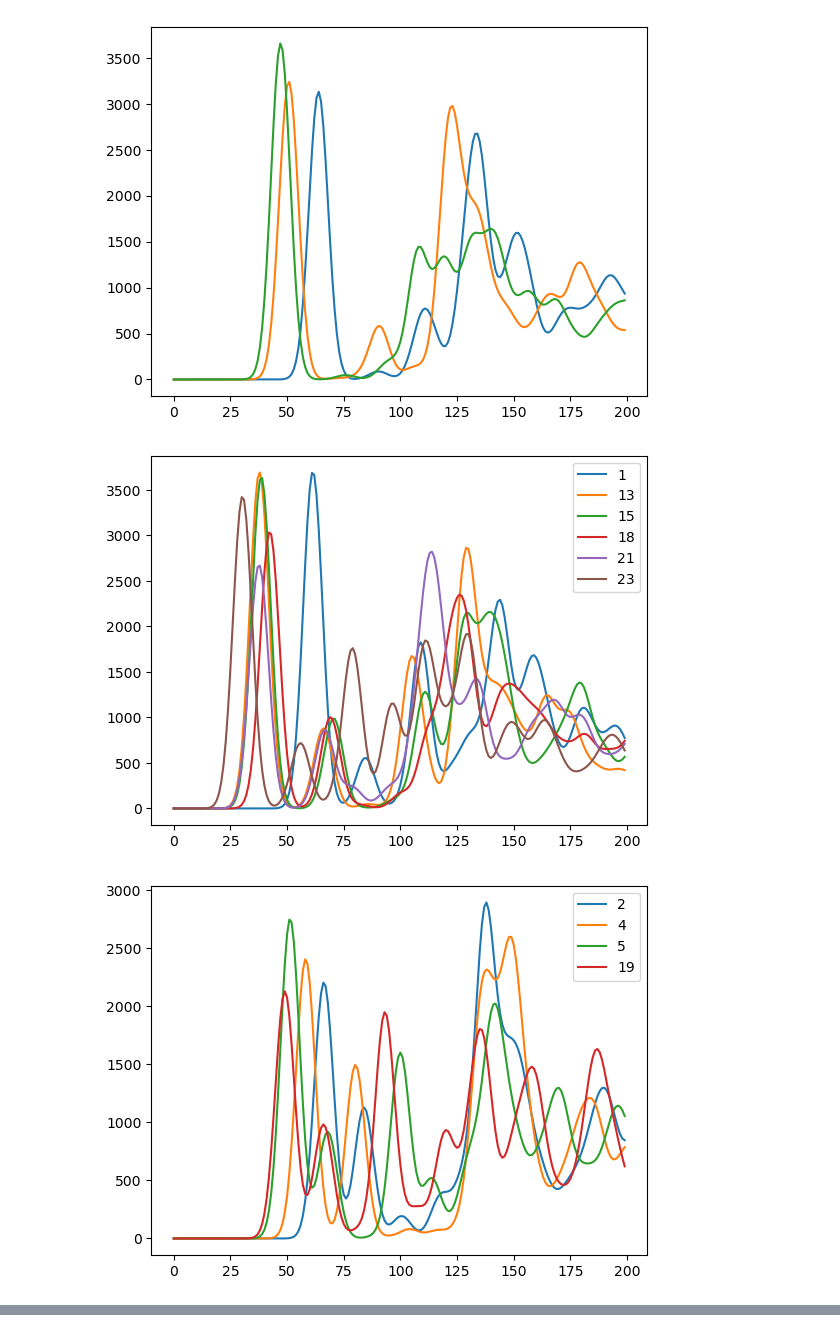
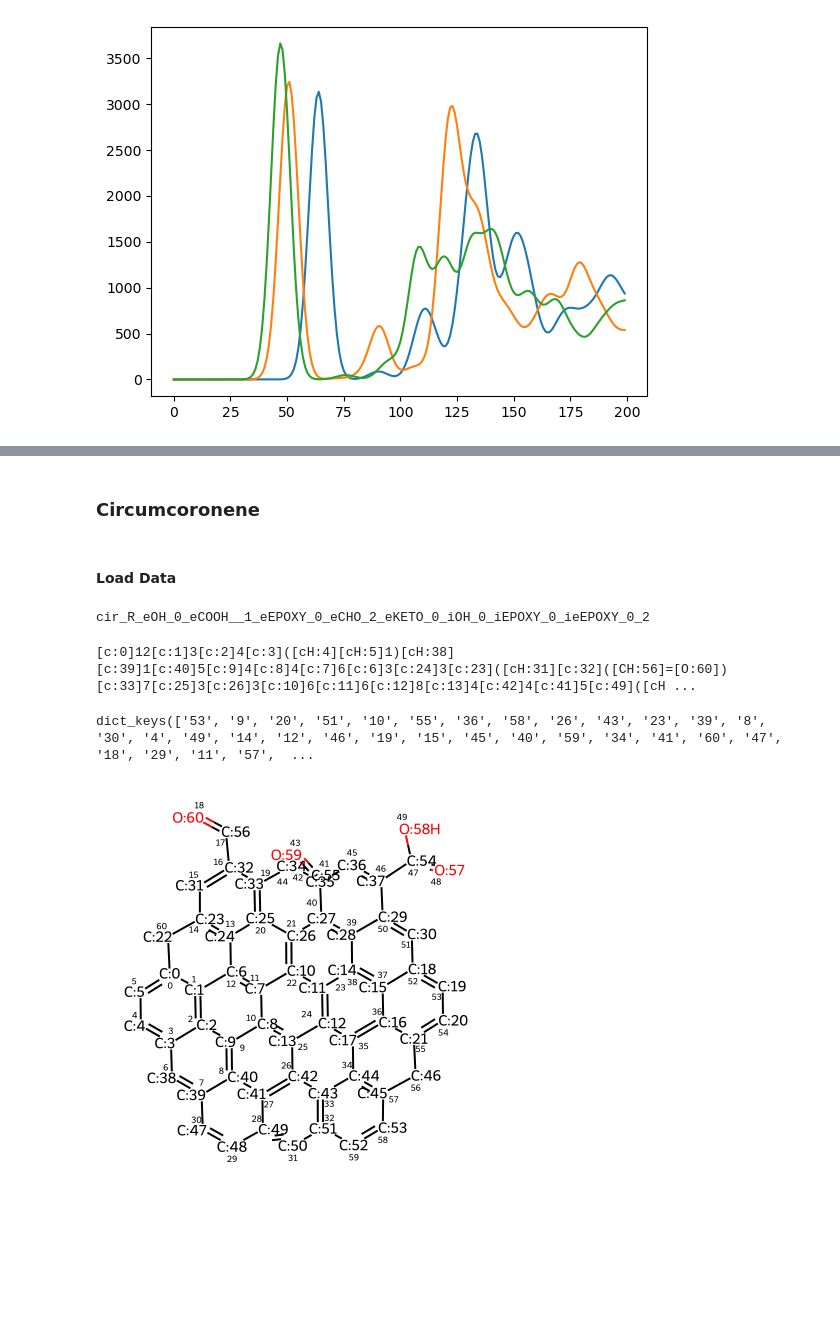
Before and after one commit to sam-j-hall/GO_molecule_GNN, a Jupyter notebook: view_data.ipynb, the cells around one changed output, grey strips where cells are left out. Saved outputs shown, nothing was run; the diff lists cells and outputs as text; code cells hidden in the pictures; blank space fills up the shorter version.

```diff
--- a/view_data.ipynb
+++ b/view_data.ipynb
@@ -449,28 +451,6 @@ plt.show
 # %% [output]
 <function matplotlib.pyplot.show(close=None, block=None)>
 [figure]
-# %%
-plt.plot(dict[1]['R_eOH_4_eCOOH__0_eEPOXY_0_eCHO_0_eKETO_1_iOH_0_iEPOXY_0_ieEPOXY_0_1']['1'], label='1')
-#plt.plot(dict[1]['R_eOH_4_eCOOH__0_eEPOXY_0_eCHO_0_eKETO_1_iOH_0_iEPOXY_0_ieEPOXY_0_1']['3'], label='3')
-plt.plot(dict[1]['R_eOH_4_eCOOH__0_eEPOXY_0_eCHO_0_eKETO_1_iOH_0_iEPOXY_0_ieEPOXY_0_1']['13'], label='13')
-plt.plot(dict[1]['R_eOH_4_eCOOH__0_eEPOXY_0_eCHO_0_eKETO_1_iOH_0_iEPOXY_0_ieEPOXY_0_1']['15'], label='15')
-plt.plot(dict[1]['R_eOH_4_eCOOH__0_eEPOXY_0_eCHO_0_eKETO_1_iOH_0_iEPOXY_0_ieEPOXY_0_1']['18'], label='18')
-plt.plot(dict[1]['R_eOH_4_eCOOH__0_eEPOXY_0_eCHO_0_eKETO_1_iOH_0_iEPOXY_0_ieEPOXY_0_1']['21'], label='21')
-#plt.plot(dict[1]['R_eOH_4_eCOOH__0_eEPOXY_0_eCHO_0_eKETO_1_iOH_0_iEPOXY_0_ieEPOXY_0_1']['22'], label='22')
-plt.plot(dict[1]['R_eOH_4_eCOOH__0_eEPOXY_0_eCHO_0_eKETO_1_iOH_0_iEPOXY_0_ieEPOXY_0_1']['23'], label='23')
-plt.legend()
-plt.show()
-# %% [output]
-[figure, removed]
-# %%
-plt.plot(dict[1]['R_eOH_4_eCOOH__0_eEPOXY_0_eCHO_0_eKETO_1_iOH_0_iEPOXY_0_ieEPOXY_0_1']['2'], label='2')
-plt.plot(dict[1]['R_eOH_4_eCOOH__0_eEPOXY_0_eCHO_0_eKETO_1_iOH_0_iEPOXY_0_ieEPOXY_0_1']['4'], label='4')
-plt.plot(dict[1]['R_eOH_4_eCOOH__0_eEPOXY_0_eCHO_0_eKETO_1_iOH_0_iEPOXY_0_ieEPOXY_0_1']['5'], label='5')
-plt.plot(dict[1]['R_eOH_4_eCOOH__0_eEPOXY_0_eCHO_0_eKETO_1_iOH_0_iEPOXY_0_ieEPOXY_0_1']['19'], label='19')
-plt.legend()
-plt.show()
-# %% [output]
-[figure, removed]
 # %%
 # Plot all CH2 groups
 x = np.linspace(280, 300, 200)
@@ -499,3 +479,7 @@ show(grid)
 # %% [output]
 [interactive output not drawn]
 [interactive output not drawn]
+# %% [markdown]
+### Circumcoronene
+# %% [markdown]
+#### Load Data
@@ -501,0 +490,29 @@ show(grid)
+# %%
+# Get the name IDs for all molecules
+ids = list(dict[0].keys())
+# First molecule name ID in list
+name = ids[26]
+print(name)
+# %% [output]
+cir_R_eOH_0_eCOOH__1_eEPOXY_0_eCHO_2_eKETO_0_iOH_0_iEPOXY_0_ieEPOXY_0_2
+# %%
+# dict[0] contains the SMILES for the molecule
+print(dict[0][name])
+# %% [output]
+[c:0]12[c:1]3[c:2]4[c:3]([cH:4][cH:5]1)[cH:38][c:39]1[c:40]5[c:9]4[c:8]4[c:7]6[c:6]3[c:24]3[c:23]([cH:31][c:32]([CH:56]=[O:60])[c:33]7[c:25]3[c:26]3[c:10]6[c:11]6[c:12]8[c:13]4[c:42]4[c:41]5[c:49]([cH ...
+# %%
+# dict[1] contains all the individual atomic spectra
+spec = dict[1][name]
+# with each key being the atom index
+print(spec.keys())
+# %% [output]
+dict_keys(['53', '9', '20', '51', '10', '55', '36', '58', '26', '43', '23', '39', '8', '30', '4', '49', '14', '12', '46', '19', '15', '45', '40', '59', '34', '41', '60', '47', '18', '29', '11', '57',  ...
+# %%
+IPythonConsole.drawOptions.addAtomIndices=True
+IPythonConsole.drawOptions.annotationFontScale=0.6
+IPythonConsole.molSize = 400,400
+# Show the molecule with RDKit
+mol = Chem.MolFromSmiles(dict[0][name])
+mol
+# %% [output]
+[figure, added]
```
Also changed, not shown: parts of 17 cells of this notebook, 12 other files.
